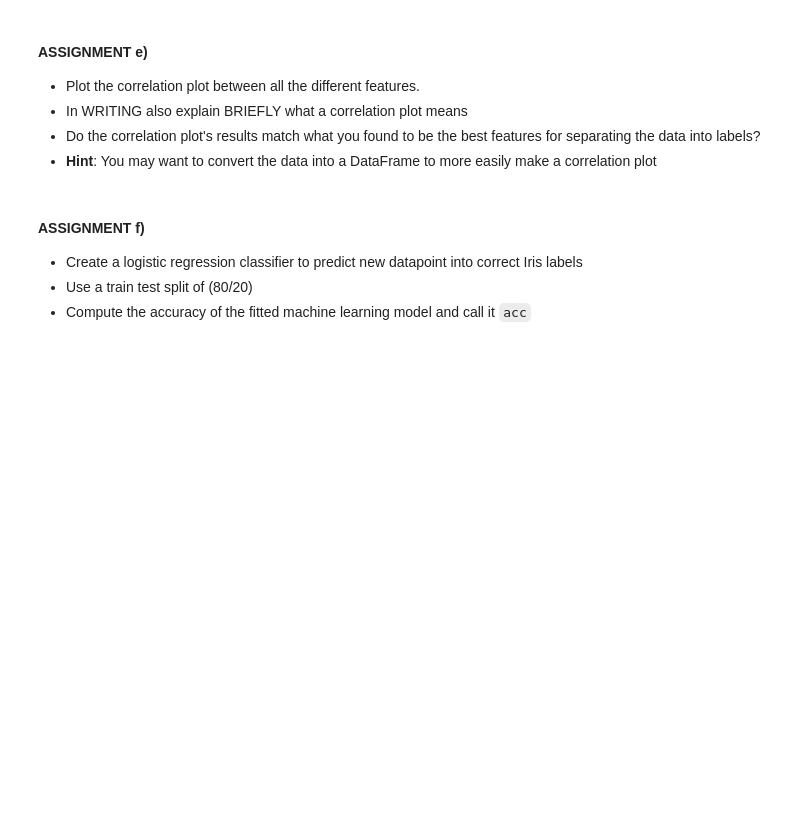
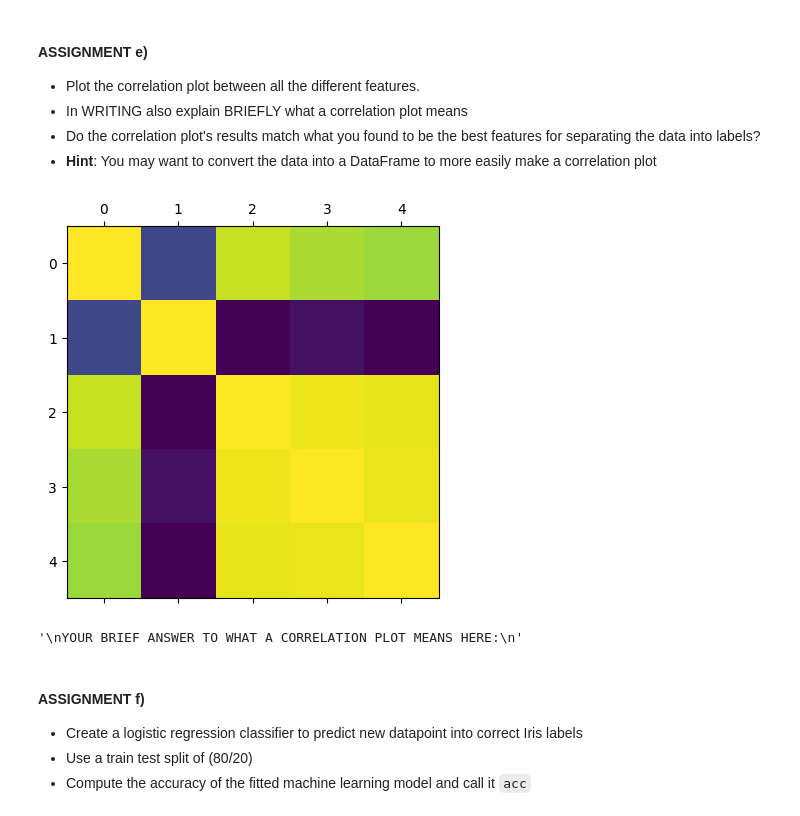
Before and after one commit to Dustfoxx/Machine_learning_project, a Jupyter notebook: Assignments/Practical/PracticalNotebook3.ipynb, the cells around one changed output. Cells and saved outputs as stored; diff of their text form; code cells hidden in the pictures; blank space fills up the shorter version.

```diff
--- a/Assignments/Practical/PracticalNotebook3.ipynb
+++ b/Assignments/Practical/PracticalNotebook3.ipynb
@@ -453,15 +428,21 @@ Iris plants dataset
 - **Hint**: You may want to convert the data into a DataFrame to more easily make a correlation plot
 # %%
 # YOUR CODE HERE
-#
-#
+import pandas as pd
+
+iris_df = pd.DataFrame(data= np.c_[iris['data'], iris['target']],
+                     columns= iris['feature_names'] + ['target'])
 
 
-
+plt.matshow(iris_df.corr())
+plt.show()
 
 """
 YOUR BRIEF ANSWER TO WHAT A CORRELATION PLOT MEANS HERE:
 """
+# %% [output]
+[figure, added]
+'\nYOUR BRIEF ANSWER TO WHAT A CORRELATION PLOT MEANS HERE:\n'
 # %% [markdown]
 #### ASSIGNMENT f)
 - Create a logistic regression classifier to predict new datapoint into correct Iris labels
```
Also changed, not shown: parts of 3 cells of this notebook.
